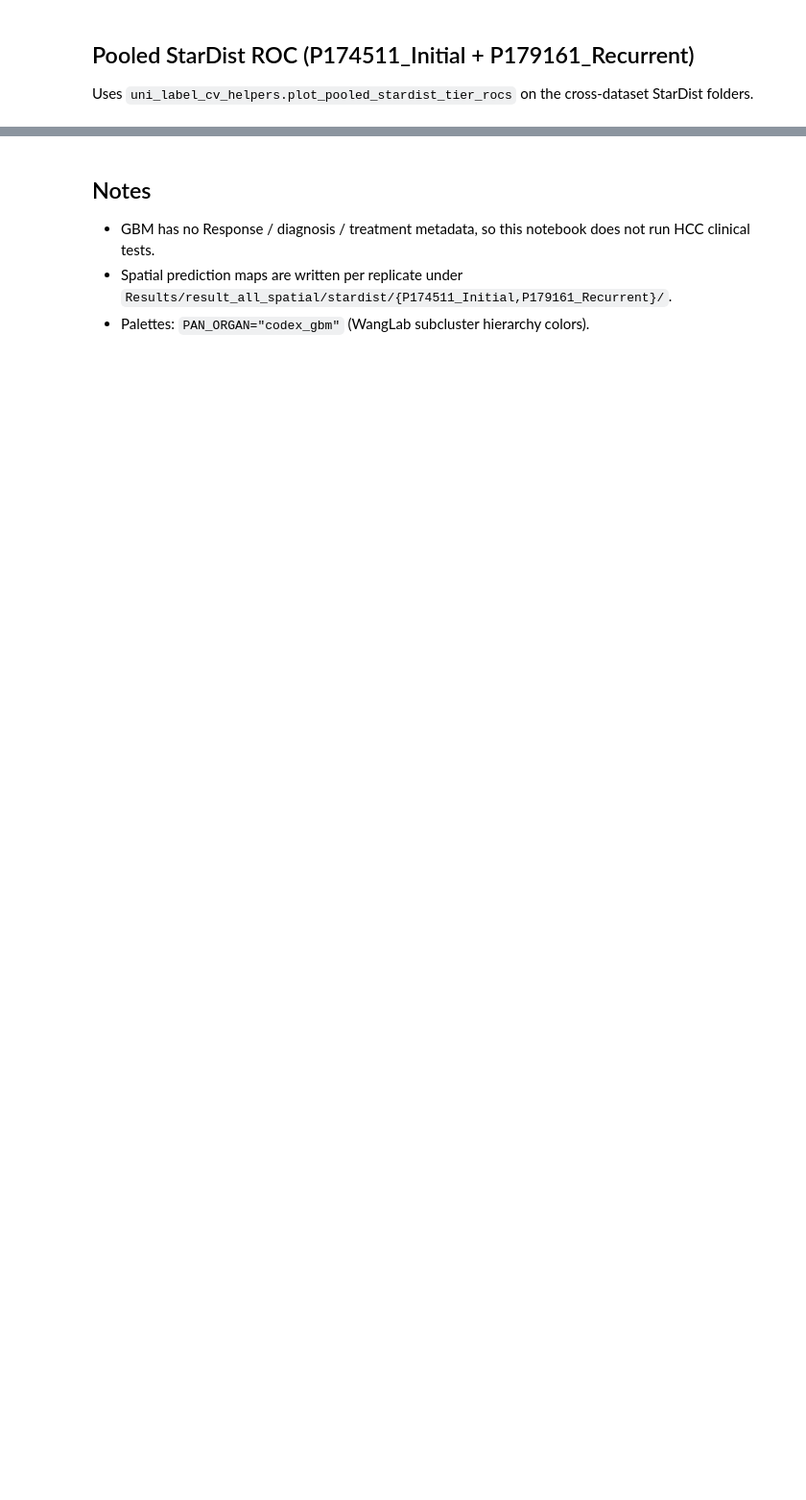
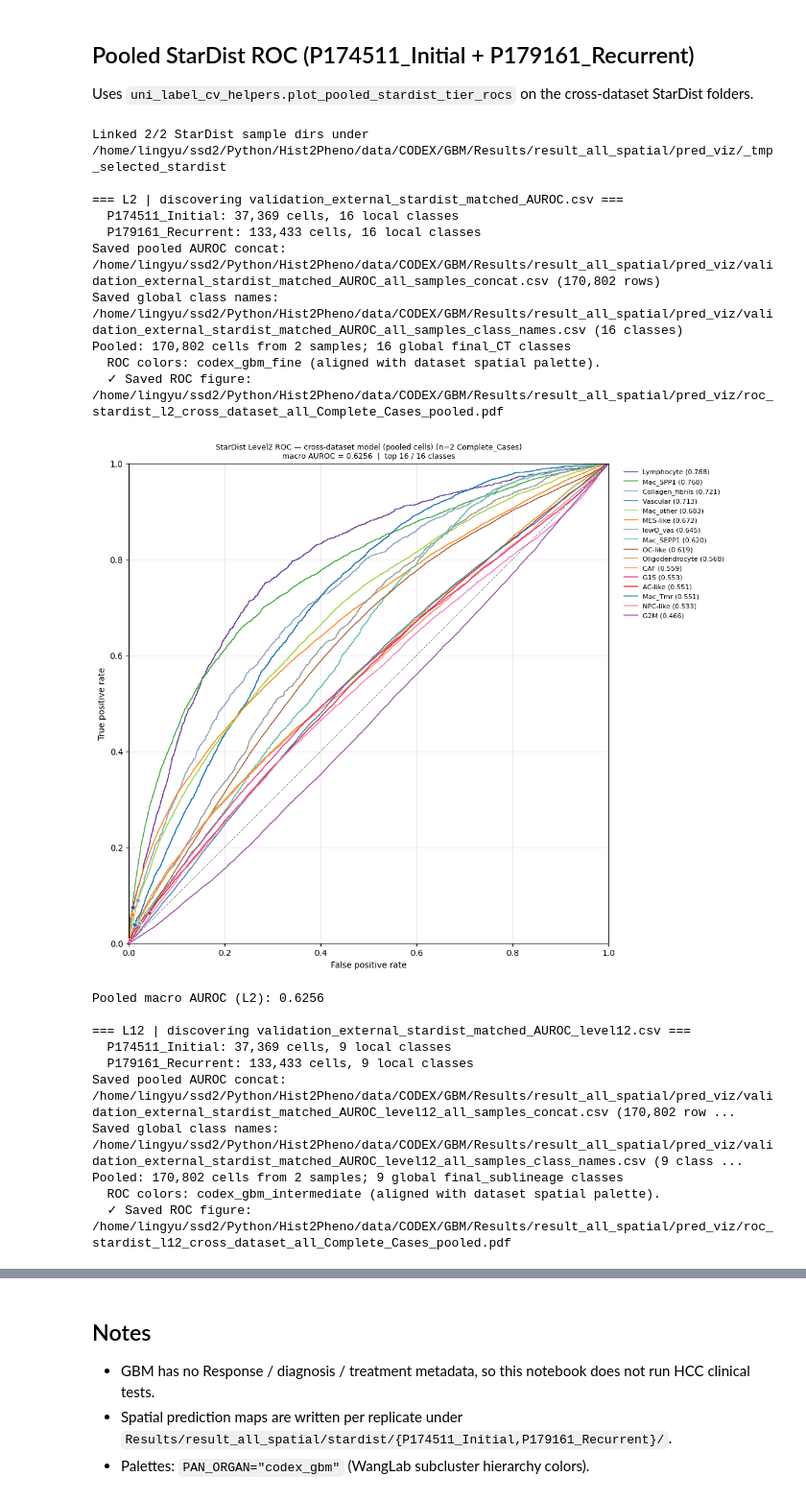
Before and after one commit to LingyuLi-math/Hist2Pheno, a Jupyter notebook: code/CODEX_gbm/Pred_statistic_visual_gbm_all.ipynb, the cells around one changed output, grey strips where cells are left out. Shown at 96% size. Drawn from its saved outputs; the diff is of its cells as text; code cells hidden in the pictures; blank space fills up the shorter version.

```diff
--- a/code/CODEX_gbm/Pred_statistic_visual_gbm_all.ipynb
+++ b/code/CODEX_gbm/Pred_statistic_visual_gbm_all.ipynb
@@ -57,26 +62,50 @@ Uses `uni_label_cv_helpers.plot_pooled_stardist_tier_rocs` on the cross-dataset
 # %%
 import importlib
 import uni_label_cv_helpers as uni_nb
 
 importlib.reload(uni_nb)
 from uni_label_cv_helpers import (
     plot_pooled_stardist_tier_rocs,
     symlink_stardist_sample_dirs,
     build_stardist_sample_macro_auroc_table,
+    stardist_per_class_table_from_auroc_csv,
+    stardist_auroc_tier_spec,
 )
 
 filtered_root = symlink_stardist_sample_dirs(
     STARDIST_RESULT_ROOT,
     SAMPLES,
     OUT_DIR / "_tmp_selected_stardist",
 )
 
 pooled_roc = plot_pooled_stardist_tier_rocs(
     filtered_root,
     OUT_DIR,
     TIERS,
     layout="pooled_stardist",
     pan_organ=PAN_ORGAN,
     figsize={"l12": (2.0, 2.0), "l1": (2.0, 2.0)},
 )
 print("Wrote pooled ROC for:", list(pooled_roc))
+# %% [output]
+Linked 2/2 StarDist sample dirs under /home/lingyu/ssd2/Python/Hist2Pheno/data/CODEX/GBM/Results/result_all_spatial/pred_viz/_tmp_selected_stardist
+
+=== L2 | discovering validation_external_stardist_matched_AUROC.csv ===
+  P174511_Initial: 37,369 cells, 16 local classes
+  P179161_Recurrent: 133,433 cells, 16 local classes
+Saved pooled AUROC concat: /home/lingyu/ssd2/Python/Hist2Pheno/data/CODEX/GBM/Results/result_all_spatial/pred_viz/validation_external_stardist_matched_AUROC_all_samples_concat.csv (170,802 rows)
+Saved global class names: /home/lingyu/ssd2/Python/Hist2Pheno/data/CODEX/GBM/Results/result_all_spatial/pred_viz/validation_external_stardist_matched_AUROC_all_samples_class_names.csv (16 classes)
+Pooled: 170,802 cells from 2 samples; 16 global final_CT classes
+  ROC colors: codex_gbm_fine (aligned with dataset spatial palette).
+  ✓ Saved ROC figure: /home/lingyu/ssd2/Python/Hist2Pheno/data/CODEX/GBM/Results/result_all_spatial/pred_viz/roc_stardist_l2_cross_dataset_all_Complete_Cases_pooled.pdf
+[figure, added]
+Pooled macro AUROC (L2): 0.6256
+
+=== L12 | discovering validation_external_stardist_matched_AUROC_level12.csv ===
+  P174511_Initial: 37,369 cells, 9 local classes
+  P179161_Recurrent: 133,433 cells, 9 local classes
+Saved pooled AUROC concat: /home/lingyu/ssd2/Python/Hist2Pheno/data/CODEX/GBM/Results/result_all_spatial/pred_viz/validation_external_stardist_matched_AUROC_level12_all_samples_concat.csv (170,802 row ...
+Saved global class names: /home/lingyu/ssd2/Python/Hist2Pheno/data/CODEX/GBM/Results/result_all_spatial/pred_viz/validation_external_stardist_matched_AUROC_level12_all_samples_class_names.csv (9 class ...
+Pooled: 170,802 cells from 2 samples; 9 global final_sublineage classes
+  ROC colors: codex_gbm_intermediate (aligned with dataset spatial palette).
+  ✓ Saved ROC figure: /home/lingyu/ssd2/Python/Hist2Pheno/data/CODEX/GBM/Results/result_all_spatial/pred_viz/roc_stardist_l12_cross_dataset_all_Complete_Cases_pooled.pdf
```
Also changed, not shown: parts of 7 cells of this notebook, 23 other files.
